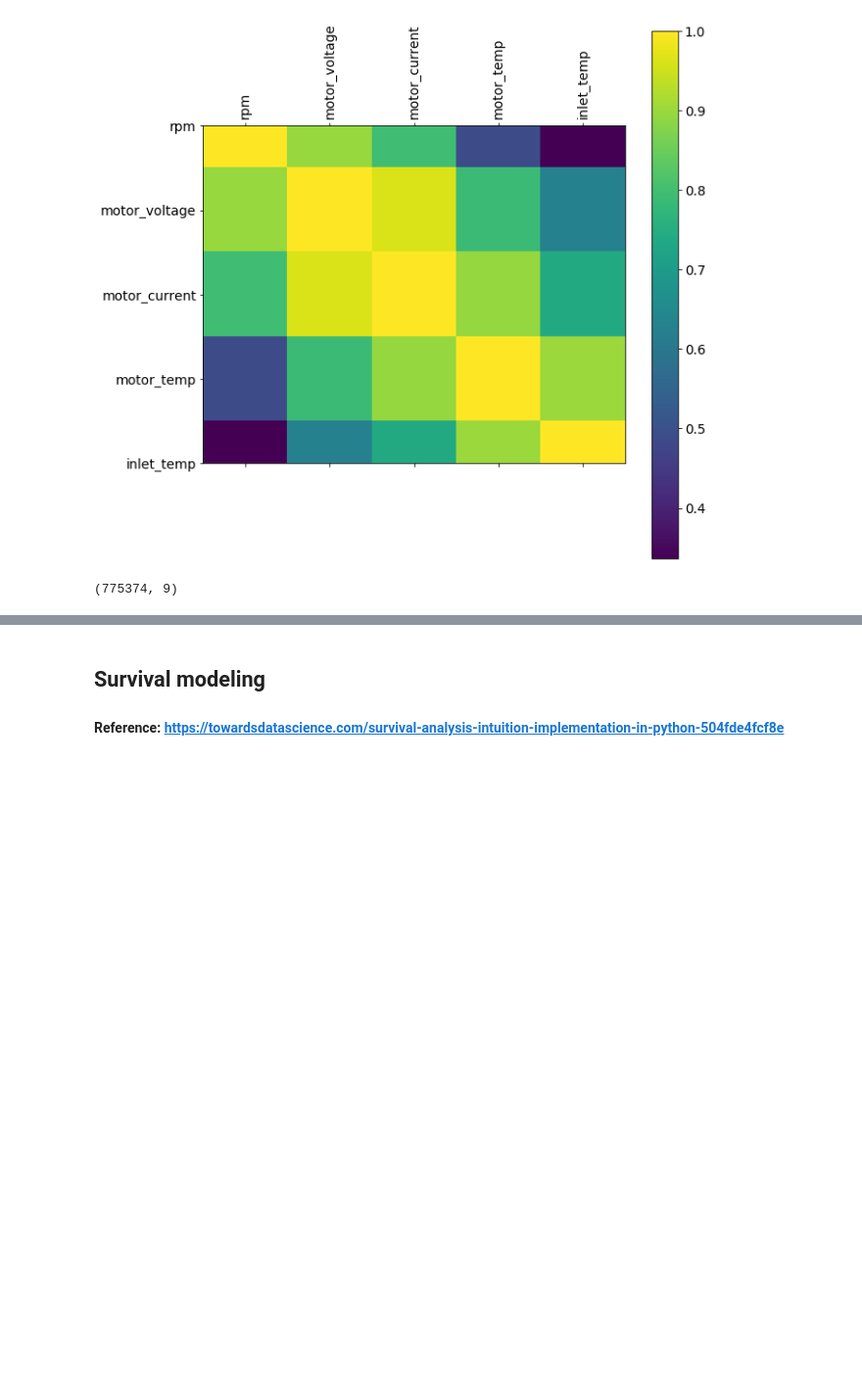
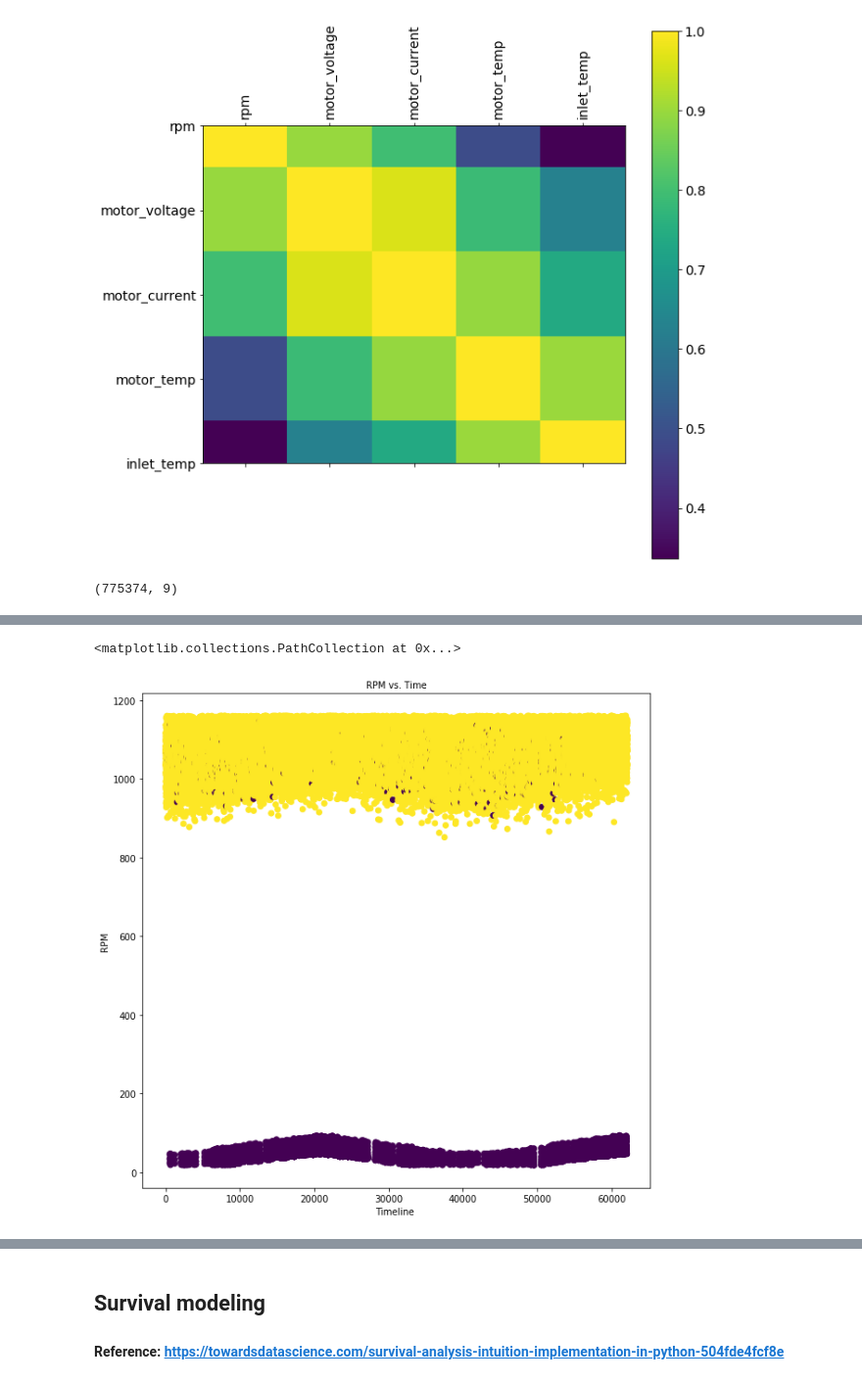
Before and after one commit to ajeyamk/challenges, a Jupyter notebook: data-science/Data science challenge.ipynb, the cells around one changed output, grey strips where cells are left out. Shown at 98% size. Cells and saved outputs as stored; diff of their text form; code cells hidden in the pictures; blank space fills up the shorter version.

```diff
--- a/data-science/Data science challenge.ipynb
+++ b/data-science/Data science challenge.ipynb
@@ -388,0 +410,5 @@ result.shape
+# %%
+plot_clusters(sensors[12].noise_free_rms_processed, 'rpm')
+# %% [output]
+<matplotlib.collections.PathCollection at 0x...>
+[figure, added]
```
Also changed, not shown: parts of 18 cells of this notebook.
